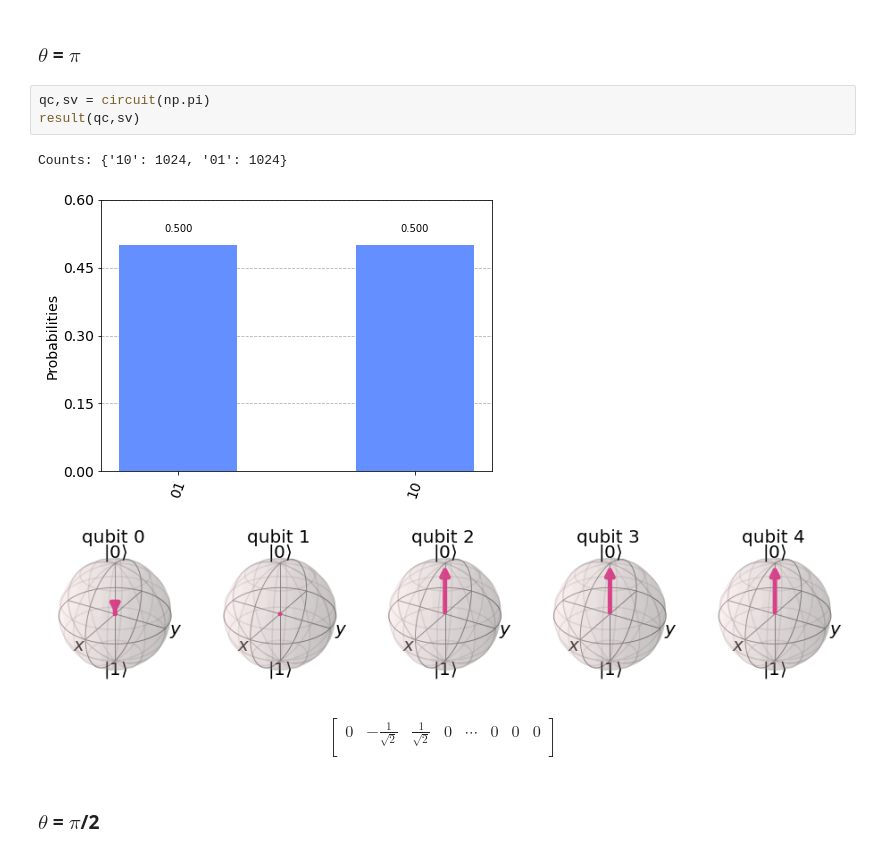
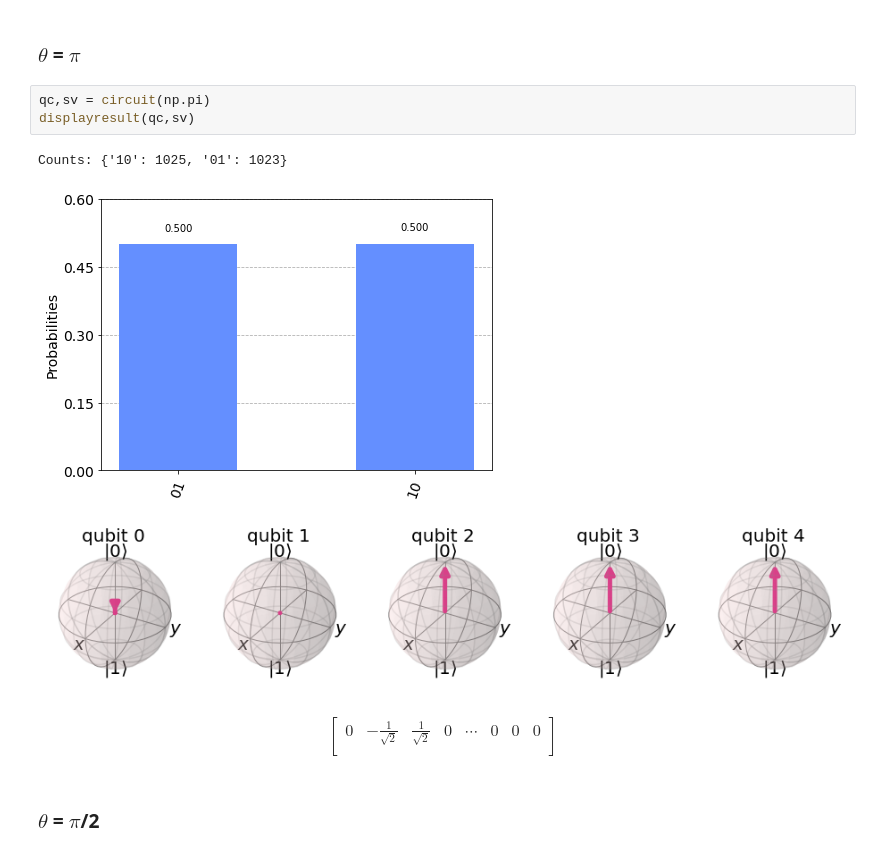
Before and after one commit to hardikroutray/quantumplayground, a Jupyter notebook: werner_states.ipynb, the cells around one changed output. Saved outputs shown, nothing was run; the diff lists cells and outputs as text.

```diff
--- a/werner_states.ipynb
+++ b/werner_states.ipynb
@@ -84,10 +84,10 @@ $$
 ### $\theta$ = $\pi$
 # %%
 qc,sv = circuit(np.pi)
-result(qc,sv)
+displayresult(qc,sv)
 # %% [output]
-Counts: {'10': 1024, '01': 1024}
+Counts: {'10': 1025, '01': 1023}
-[figure, old version]
+[figure, new version]
 [figure]
 $$
 \begin{bmatrix}
```
Also changed, not shown: parts of 3 cells of this notebook.
